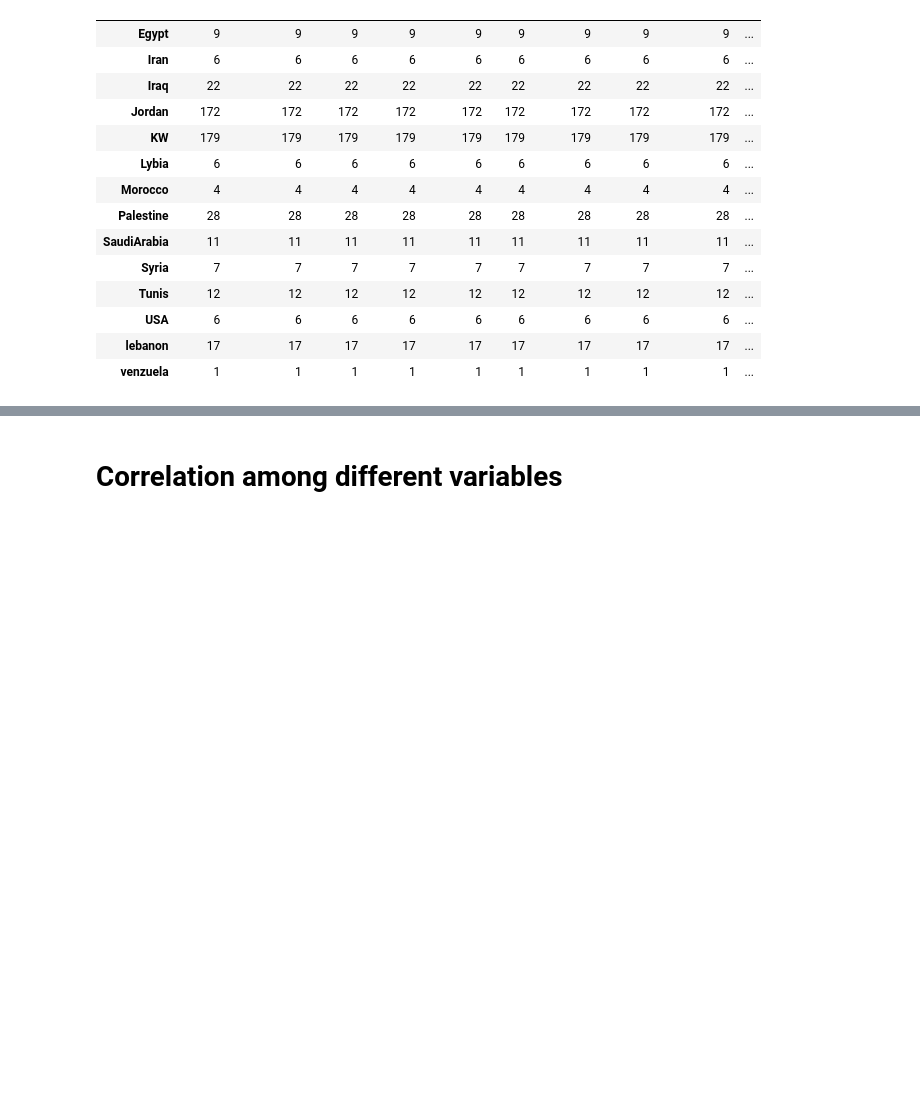
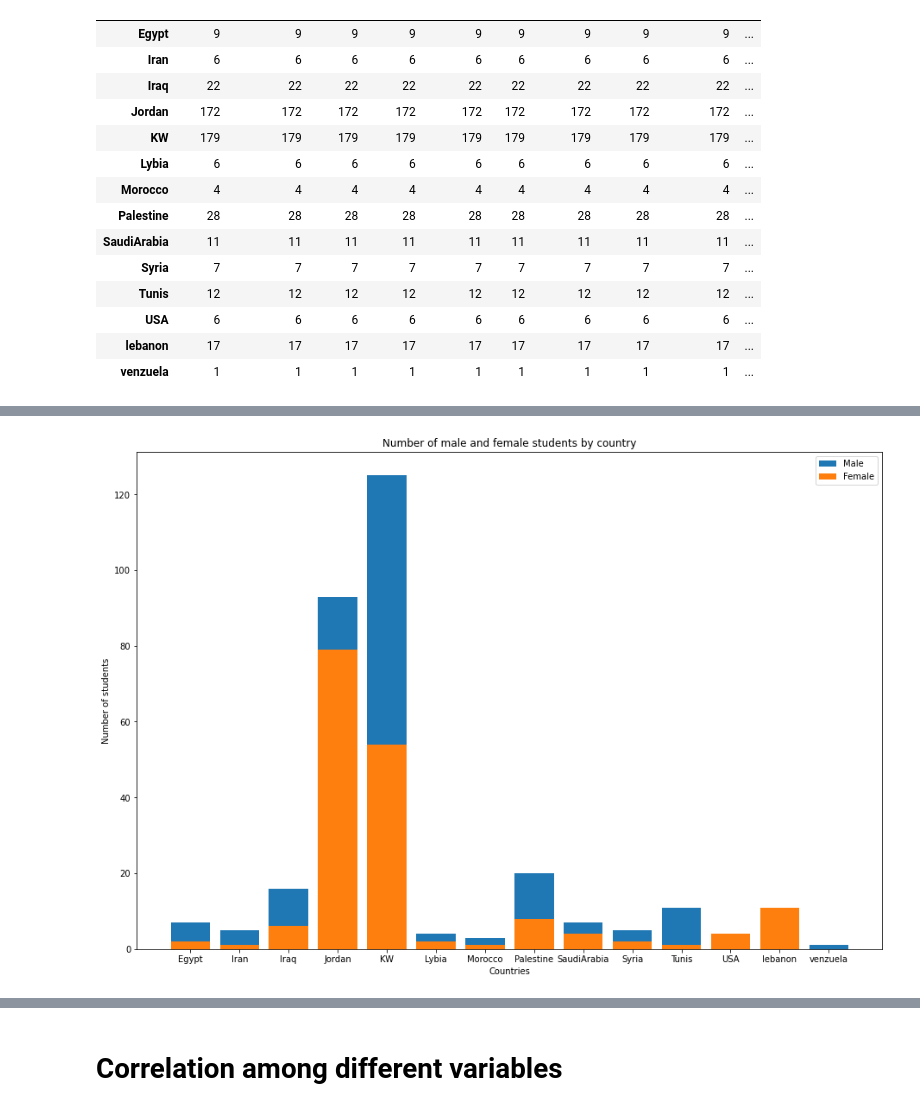
Before and after one commit to Asabeneh/EDM-H-2, a Jupyter notebook: edm-h-2.ipynb, the cells around one changed output, grey strips where cells are left out. Drawn from its saved outputs; the diff is of its cells as text; code cells hidden in the pictures; blank space fills up the shorter version.

```diff
--- a/edm-h-2.ipynb
+++ b/edm-h-2.ipynb
@@ -158,0 +263,17 @@ df
+# %%
+print('Female students ')
+female_nationality = df_female.groupby('NationalITy').count().iloc[:,1]
+print(female_nationality)
+female_students = list(female_nationality.values)
+female_students_countries = list( female_nationality.index)
+print(female_students_countries)
+print(female_students)
+
+print('Male student')
+male_nationality = df_male.groupby('NationalITy').count().iloc[:,1]
+print(male_nationality)
+male_students = list(male_nationality.values)
+male_students_countries = list( male_nationality.index)
+print(male_students_countries)
+print(male_students)
+print(len(female_students_countries) == len(male_students_countries))
@@ -158,0 +298,16 @@ df
+# %%
+fig = plt.figure()
+data = [female_students, male_students]
+ax = fig.add_axes([0,0,2,2])
+
+ax.bar(male_students_countries,male_students)
+ax.bar(female_students_countries, female_students)
+
+ax.legend(labels=['Male', 'Female'])
+ax.set_xlabel('Countries')
+ax.set_ylabel('Number of students')
+ax.set_title('Number of male and female students by country')
+
+plt.show()
+# %% [output]
+[figure, added]
```
Also changed, not shown: parts of 28 cells of this notebook.
